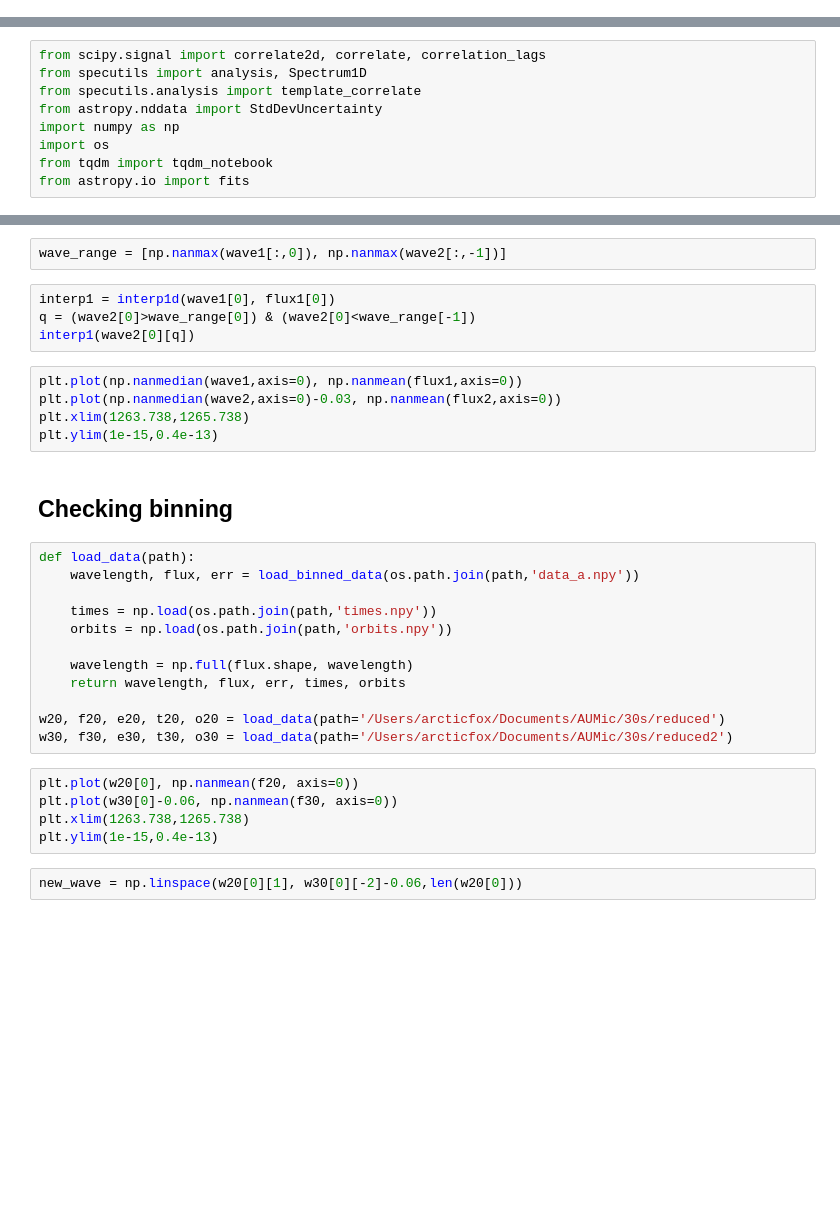
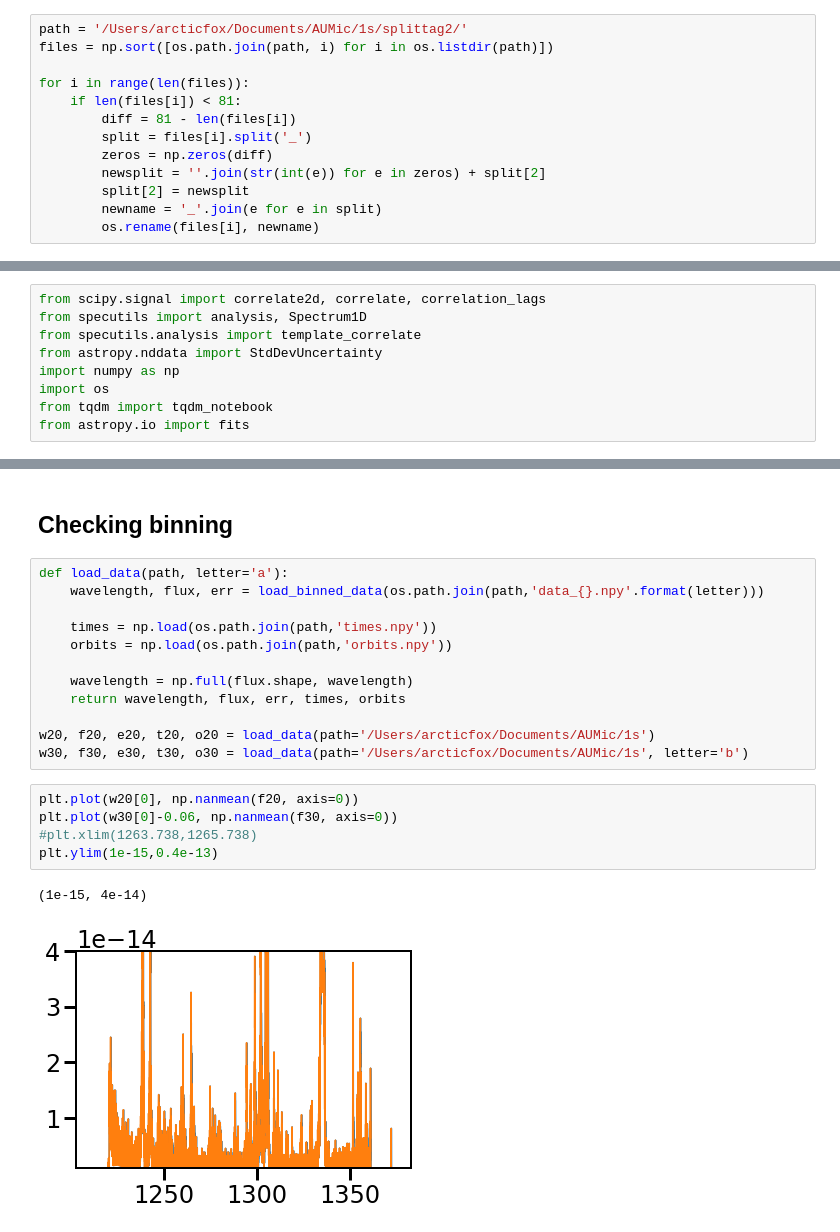
Before and after one commit to afeinstein20/cos_flares, a Jupyter notebook: notebooks/extracting_time_tag_data.ipynb, the cells around one changed output, grey strips where cells are left out. Drawn from its saved outputs; the diff is of its cells as text; blank space fills up the shorter version.

```diff
--- a/notebooks/extracting_time_tag_data.ipynb
+++ b/notebooks/extracting_time_tag_data.ipynb
@@ -41,0 +80,13 @@ cr.check_ref_files(path='/Users/arcticfox/Documents/AUMic/lref/')
+# %%
+path = '/Users/arcticfox/Documents/AUMic/1s/splittag2/'
+files = np.sort([os.path.join(path, i) for i in os.listdir(path)])
+
+for i in range(len(files)):
+    if len(files[i]) < 81:
+        diff = 81 - len(files[i])
+        split = files[i].split('_')
+        zeros = np.zeros(diff)
+        newsplit = ''.join(str(int(e)) for e in zeros) + split[2]
+        split[2] = newsplit
+        newname = '_'.join(e for e in split)
+        os.rename(files[i], newname)
@@ -158,19 +397,8 @@ corr, lag = template_correlate(spect1, spect2)
-# %%
-wave_range = [np.nanmax(wave1[:,0]), np.nanmax(wave2[:,-1])]
-# %%
-interp1 = interp1d(wave1[0], flux1[0])
-q = (wave2[0]>wave_range[0]) & (wave2[0]<wave_range[-1])
-interp1(wave2[0][q])
-# %%
-plt.plot(np.nanmedian(wave1,axis=0), np.nanmean(flux1,axis=0))
-plt.plot(np.nanmedian(wave2,axis=0)-0.03, np.nanmean(flux2,axis=0))
-plt.xlim(1263.738,1265.738)
-plt.ylim(1e-15,0.4e-13)
 # %% [markdown]
 ## Checking binning
 # %%
-def load_data(path):
-    wavelength, flux, err = load_binned_data(os.path.join(path,'data_a.npy'))
+def load_data(path, letter='a'):
+    wavelength, flux, err = load_binned_data(os.path.join(path,'data_{}.npy'.format(letter)))
 
     times = np.load(os.path.join(path,'times.npy'))
     orbits = np.load(os.path.join(path,'orbits.npy'))
@@ -178,12 +406,13 @@ def load_data(path):
     wavelength = np.full(flux.shape, wavelength)
     return wavelength, flux, err, times, orbits
 
-w20, f20, e20, t20, o20 = load_data(path='/Users/arcticfox/Documents/AUMic/30s/reduced')
-w30, f30, e30, t30, o30 = load_data(path='/Users/arcticfox/Documents/AUMic/30s/reduced2')
+w20, f20, e20, t20, o20 = load_data(path='/Users/arcticfox/Documents/AUMic/1s')
+w30, f30, e30, t30, o30 = load_data(path='/Users/arcticfox/Documents/AUMic/1s', letter='b')
 # %%
 plt.plot(w20[0], np.nanmean(f20, axis=0))
 plt.plot(w30[0]-0.06, np.nanmean(f30, axis=0))
-plt.xlim(1263.738,1265.738)
+#plt.xlim(1263.738,1265.738)
 plt.ylim(1e-15,0.4e-13)
+# %% [output]
+(1e-15, 4e-14)
+[figure, added]
-# %%
-new_wave = np.linspace(w20[0][1], w30[0][-2]-0.06,len(w20[0]))
```
Also changed, not shown: parts of 32 cells of this notebook, 1 other file.
